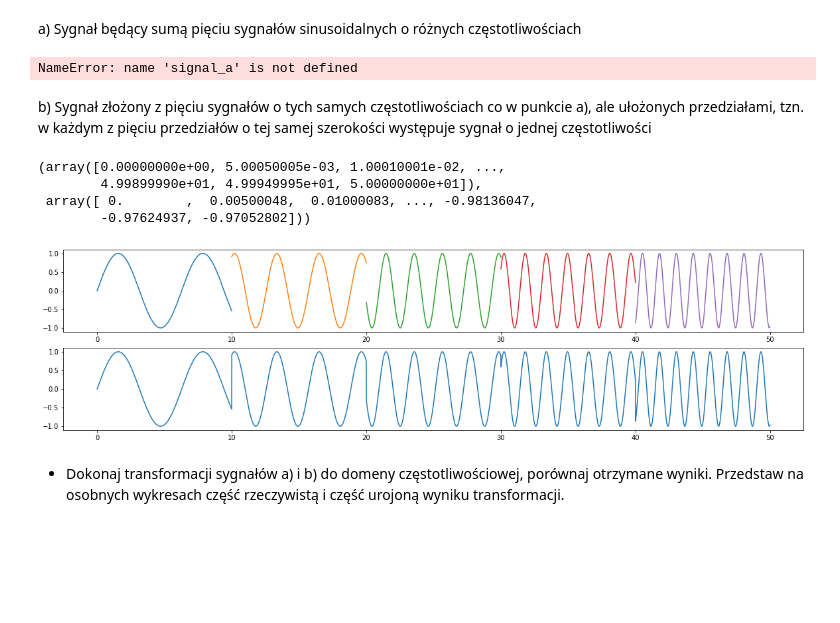
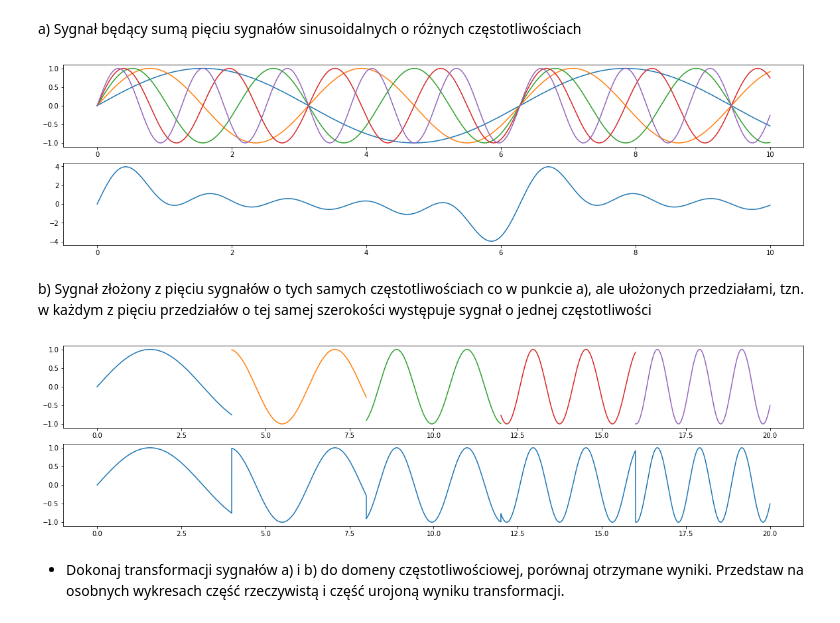
Before and after one commit to mhawryluk/mownit, a Jupyter notebook: lab11-transformata_Fouriera/lab11.ipynb, the cells around one changed output. Cells and saved outputs as stored; diff of their text form; code cells hidden in the pictures; blank space fills up the shorter version.

Commit message:
lab 11 - added plotting transformed sugnal

```diff
--- a/lab11-transformata_Fouriera/lab11.ipynb
+++ b/lab11-transformata_Fouriera/lab11.ipynb
@@ -143,7 +146,7 @@ compare_fft_times()
 # %% [markdown]
 a) Sygnał będący sumą pięciu sygnałów sinusoidalnych o różnych częstotliwościach
 # %%
-def signal_a(a=0, b=40):
+def signal_a(a=0, b=10):
     x = np.linspace(a, b, 10000)
     signals = [np.sin(x), np.sin(2*x), np.sin(3*x), np.sin(4*x), np.sin(5*x)]
 
@@ -155,13 +158,13 @@ def signal_a(a=0, b=40):
     ax[1].plot(x, sum_signal)
     return x, sum_signal
 # %%
-x, signala = signal_a()
+x, signal_a = signal_a()
 # %% [output]
-NameError: name 'signal_a' is not defined
+[figure, added]
 # %% [markdown]
 b) Sygnał złożony z pięciu sygnałów o tych samych częstotliwościach co w punkcie a), ale ułożonych przedziałami, tzn. w każdym z pięciu przedziałów o tej samej szerokości występuje sygnał o jednej częstotliwości
 # %%
-def signal_b(a=0, b=50):
+def signal_b(a=0, b=20):
     x = np.linspace(a, b, 10000)
     interval = len(x)//5
 
@@ -181,13 +184,9 @@ def signal_b(a=0, b=50):
 
     return x, signal
 # %%
-signal_b()
+x, signal_b = signal_b()
 # %% [output]
-(array([0.00000000e+00, 5.00050005e-03, 1.00010001e-02, ...,
-        4.99899990e+01, 4.99949995e+01, 5.00000000e+01]),
- array([ 0.        ,  0.00500048,  0.01000083, ..., -0.98136047,
-        -0.97624937, -0.97052802]))
-[figure, old version]
+[figure, new version]
 # %% [markdown]
 * Dokonaj transformacji sygnałów a) i b) do domeny częstotliwościowej, porównaj
 otrzymane wyniki. Przedstaw na osobnych wykresach część rzeczywistą i część
```
Also changed, not shown: parts of 11 cells of this notebook.
